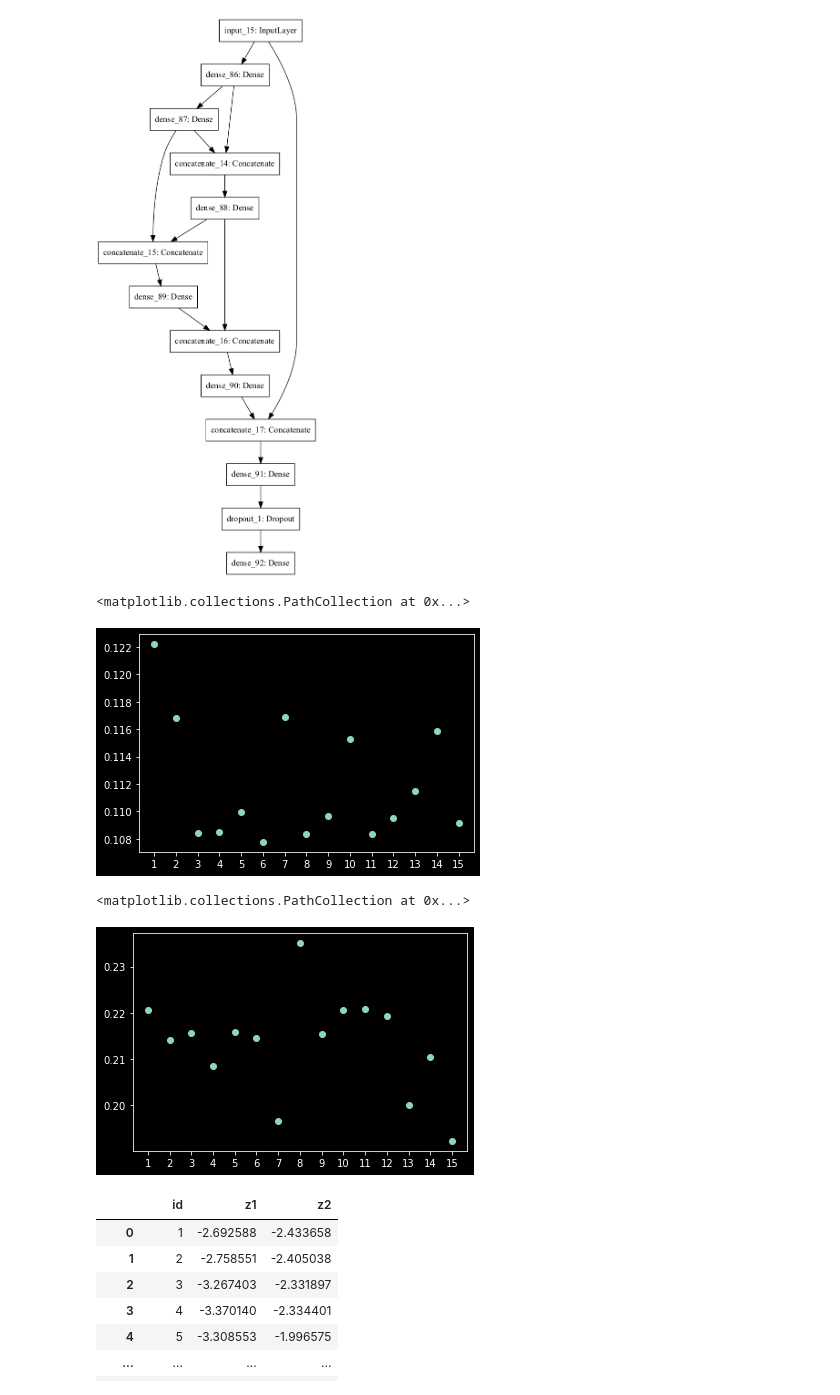
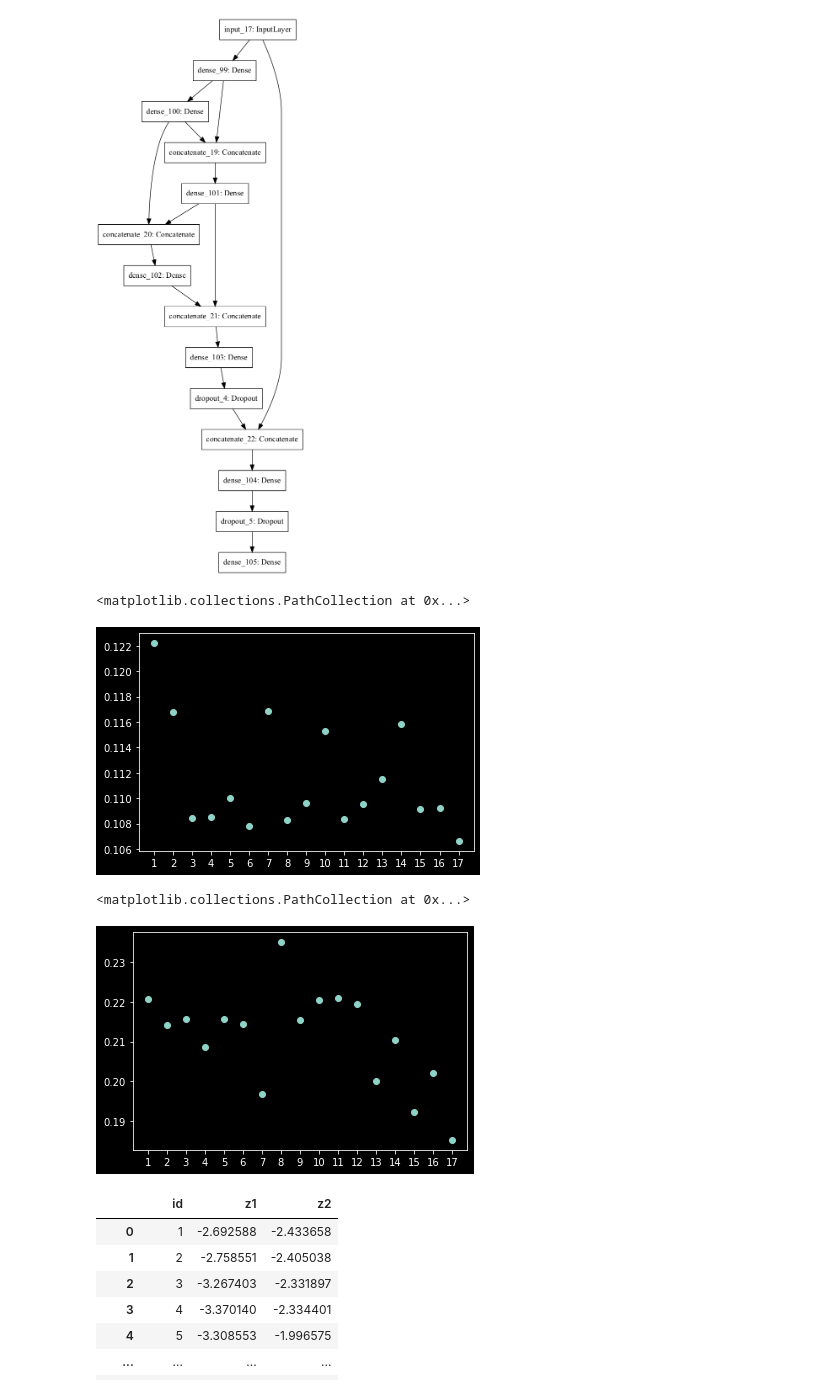
Before and after one commit to Chaudry24/kaust22, a Jupyter notebook: plotting.ipynb, the cells around one changed output. Saved outputs shown, nothing was run; the diff lists cells and outputs as text; code cells hidden in the pictures.

Commit message:
added plots for visualization

```diff
--- a/plotting.ipynb
+++ b/plotting.ipynb
@@ -37,7 +37,7 @@ To enable them in non-MKL-DNN operations, rebuild TensorFlow with the appropriat
 # %%
-tf.keras.utils.plot_model(my_m15)
+tf.keras.utils.plot_model(my_m17)
 # %% [output]
-[figure, old version]
+[figure, new version]
 # %%
 # ------------- DATA 1 ------------- #
 
@@ -87,19 +87,25 @@ with open("./results/val_m14d1.npy", mode="rb") as file:
 with open("./results/val_m15d1.npy", mode="rb") as file:
     m15d1_e = np.load(file)
 
+with open("./results/val_m16d1.npy", mode="rb") as file:
+    m16d1_e = np.load(file)
+
+with open("./results/val_m17d1.npy", mode="rb") as file:
+    m17d1_e = np.load(file)
+
 # open deephyper results
 with open("./deephyper-dat1/best_model_results/val_d1.npy", mode="rb") as file:
     dhd1_e = np.load(file)
 
 # plot root mean squared errors [2nd index in the array]
 plt.scatter(x=["1", "2", "3", "4", "5", "6", "7",
-              "8", "9", "10", "11", "12", "13", '14', '15'],
+              "8", "9", "10", "11", "12", "13", "14", "15", "16", "17"],
             y=[m1d1_e[1], m2d1_e[1], m3d1_e[1], m4d1_e[1], m5d1_e[1], m6d1_e[1], m7d1_e[1],
               m8d1_e[1], m9d1_e[1], m10d1_e[1], m11d1_e[1], m12d1_e[1], m13d1_e[1],
-              m14d1_e[1], m15d1_e[1]])
+              m14d1_e[1], m15d1_e[1], m16d1_e[1], m17d1_e[1]])
 # %% [output]
 <matplotlib.collections.PathCollection at 0x...>
-[figure, old version]
+[figure, new version]
 # %%
 # ------------- DATA 1 ------------- #
 
@@ -149,16 +155,22 @@ with open("./results/val_m14d2.npy", mode="rb") as file:
 with open("./results/val_m15d2.npy", mode="rb") as file:
     m15d2_e = np.load(file)
 
+with open("./results/val_m16d2.npy", mode="rb") as file:
+    m16d2_e = np.load(file)
+
+with open("./results/val_m17d2.npy", mode="rb") as file:
+    m17d2_e = np.load(file)
+
 
 # plot root mean squared errors [2nd index in the array]
 plt.scatter(x=["1", "2", "3", "4", "5", "6", "7",
-              "8", "9", "10", "11", "12", "13", "14", "15"],
+              "8", "9", "10", "11", "12", "13", "14", "15", "16", "17"],
             y=[m1d2_e[1], m2d2_e[1], m3d2_e[1], m4d2_e[1], m5d2_e[1], m6d2_e[1], m7d2_e[1],
               m8d2_e[1], m9d2_e[1], m10d2_e[1], m11d2_e[1], m12d2_e[1], m13d2_e[1],
-              m14d2_e[1], m15d2_e[1]])
+              m14d2_e[1], m15d2_e[1], m16d2_e[1], m17d2_e[1]])
 # %% [output]
 <matplotlib.collections.PathCollection at 0x...>
-[figure, old version]
+[figure, new version]
 # %%
 import pandas as pd
 
```
Also changed, not shown: parts of 1 cell of this notebook.
